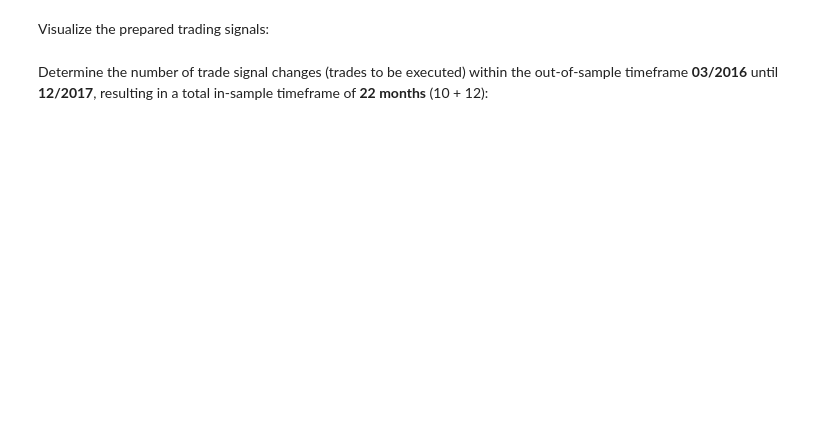
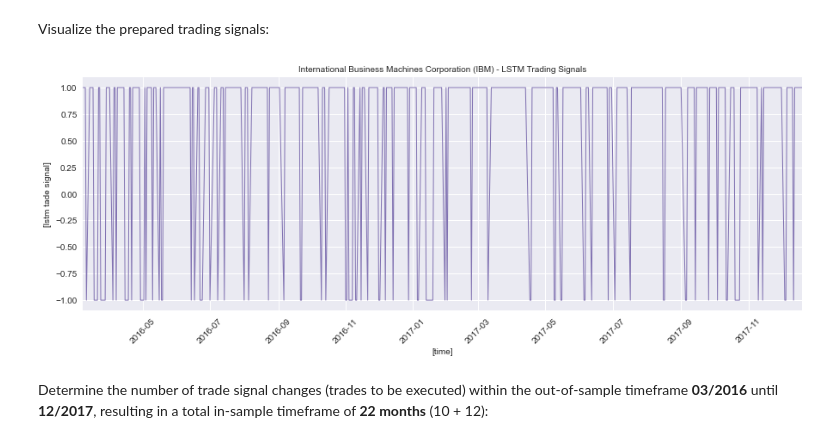
Before and after one commit to financial-data-science/dvfa_azek_seminar, a Jupyter notebook: lab_02/azek_lab_02.ipynb, the cells around one changed output. Saved outputs shown, nothing was run; the diff lists cells and outputs as text; code cells hidden in the pictures; blank space fills up the shorter version.

```diff
--- a/lab_02/azek_lab_02.ipynb
+++ b/lab_02/azek_lab_02.ipynb
@@ -692,24 +811,26 @@ Visualize the prepared trading signals:
 # %%
 plt.rcParams['figure.figsize'] = [15, 5]
 fig = plt.figure()
 ax = fig.add_subplot(111)
 
 ax.plot(signal_data['SIGNAL'], lw=1.0, color='C3', label='LSTM trade signals')
 
 # set axis ranges
 ax.set_xlim([signal_data.index[0], signal_data.index[-1]])
-ax.set_ylim([-1.0, 1.0])
+ax.set_ylim([-1.1, 1.1])
 
 # set axis labels
 ax.set_xlabel('[time]', fontsize=10)
 ax.set_ylabel('[lstm tade signal]', fontsize=10)
 
 # rotate x-axis ticks
 for tick in ax.get_xticklabels():
     tick.set_rotation(45)
 
 # set plot title
 ax.set_title('International Business Machines Corporation (IBM) - LSTM Trading Signals', fontsize=10);
+# %% [output]
+[figure, added]
 # %% [markdown]
 Determine the number of trade signal changes (trades to be executed) within the out-of-sample timeframe **03/2016** until **12/2017**, resulting in a total in-sample timeframe of **22 months** (10 + 12):
 # %%
```
Also changed, not shown: parts of 33 cells of this notebook.
